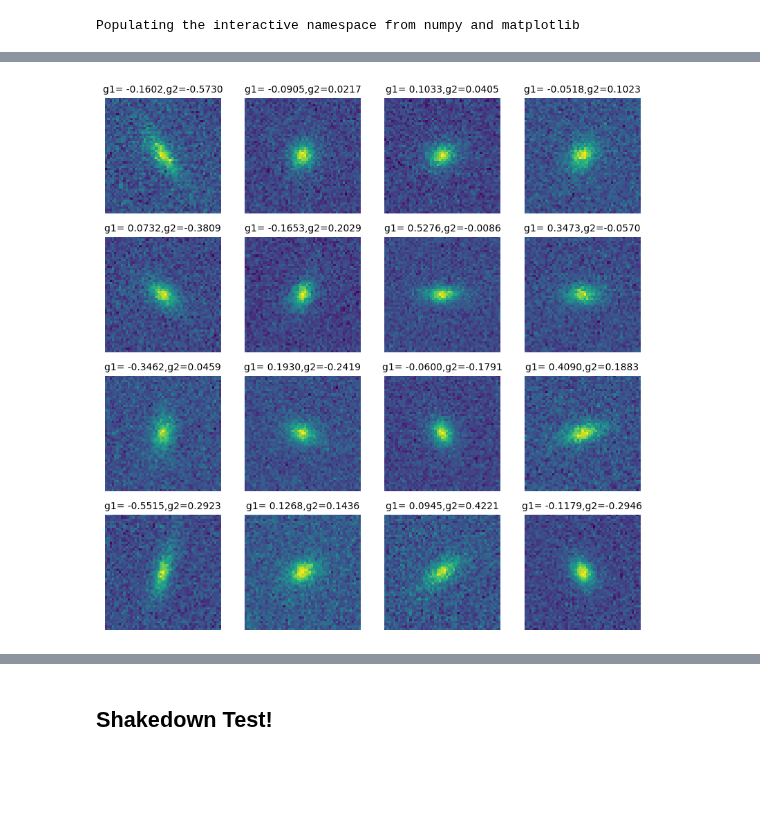
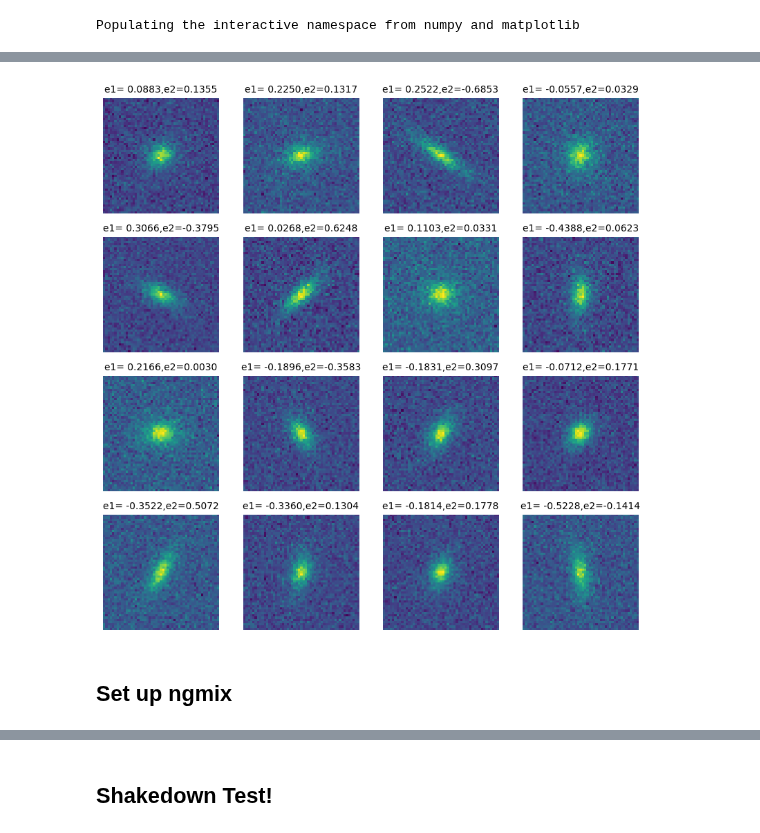
Before and after one commit to CosmoStat/autometacal, a Jupyter notebook: notebooks/main_experiment_notebook.ipynb, the cells around one changed output, grey strips where cells are left out. Saved outputs shown, nothing was run; the diff lists cells and outputs as text; code cells hidden in the pictures; blank space fills up the shorter version.

Commit message:
Main Experiment Notebook finished.

```diff
--- a/notebooks/main_experiment_notebook.ipynb
+++ b/notebooks/main_experiment_notebook.ipynb
@@ -28,11 +28,3 @@ import tensorflow_datasets as tfds
 import tensorflow as tf
 import galflow as gf
 import ngmix
-# %%
-batch_size=1000
-data= tfds.load('GalGen/small_stamp_1k')
-data = data['train'].cache()
-data = data.repeat()
-data = data.shuffle(1000)
-data = data.batch(batch_size)
-data = data.prefetch(tf.data.experimental.AUTOTUNE)
@@ -38,0 +44,7 @@ data = data.prefetch(tf.data.experimental.AUTOTUNE)
+# %%
+#dataset
+data= tfds.load('GalGen/small_stamp_100k')
+data = data['train'].cache()
+data = data.shuffle(batch_size)
+data = data.batch(batch_size)
+data = data.prefetch(tf.data.experimental.AUTOTUNE)
@@ -46,6 +60,6 @@ figure(figsize=(10,10))
 for i in range(16):
   subplot(4,4,i+1)
   imshow(gal_images[i],origin='lower')
-  title(f"g1= {labels[i][0]:.4f},g2={labels[i][1]:.4f}",fontsize=10)
+  title(f"e1= {labels[i][0]:.4f},e2={labels[i][1]:.4f}",fontsize=10)
   axis('off')
 # %% [output]
@@ -53,19 +74,20 @@ for i in range(16):
 # %%
-sheared=amc.noiseless_real_mcal_image(onebatch['gal_model'],onebatch['psf_image'],
-                          tf.repeat([[0.,0.05]],len(onebatch['gal_model']),axis=0))
+#create 1 batch of observed images
+gal_images=amc.noiseless_real_mcal_image(onebatch['gal_model'],onebatch['psf_image'],
+                          tf.repeat([real_shear],len(onebatch['gal_model']),axis=0))
 
-noise_level = 1e-3
-noise = np.random.normal(scale=noise_level,size=[1000,51,51])
-sheared += noise
+noise = np.random.normal(scale=noise_level,size=[batch_size,51,51])
+gal_images += noise
+psf_images = onebatch['psf_image']
 # %%
 batchit = data.as_numpy_iterator()
 onebatch = batchit.next()
 style.use('default')
 figure(figsize=(10,10))
 for i in range(16):
   subplot(4,4,i+1)
-  imshow(sheared[i],origin= 'lower')
-  title(f"g1= {labels[i][0]:.4f},g2={labels[i][1]:.4f}",fontsize=10)
+  imshow(gal_images[i],origin= 'lower')
+  title(f"e1= {labels[i][0]:.4f},e2={labels[i][1]:.4f}",fontsize=10)
   axis('off')
 # %% [output]
-[figure, old version]
+[figure, new version]
@@ -75 +94,3 @@ psf_im = onebatch['psf_image'][0]
+# %% [markdown]
+## Set up ngmix
 # %%
```
Also changed, not shown: parts of 55 cells of this notebook.
